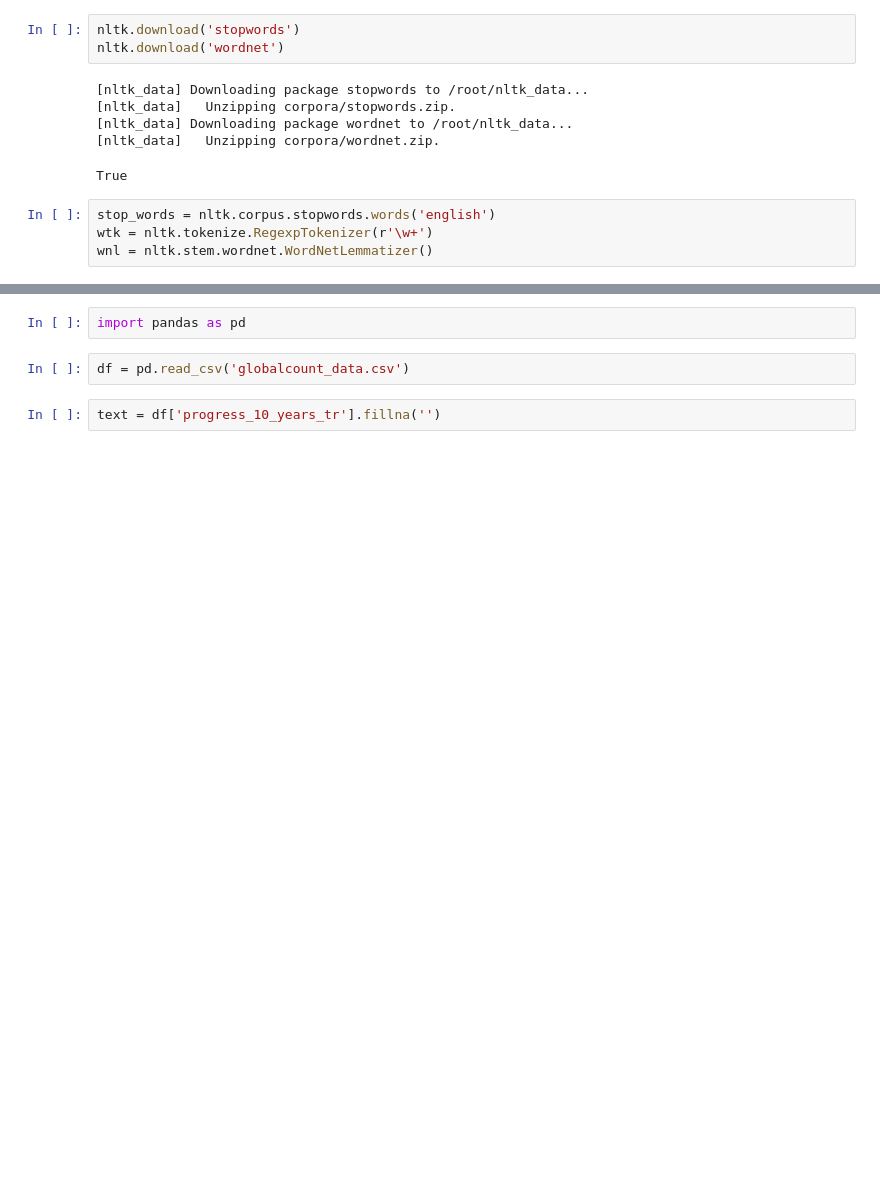
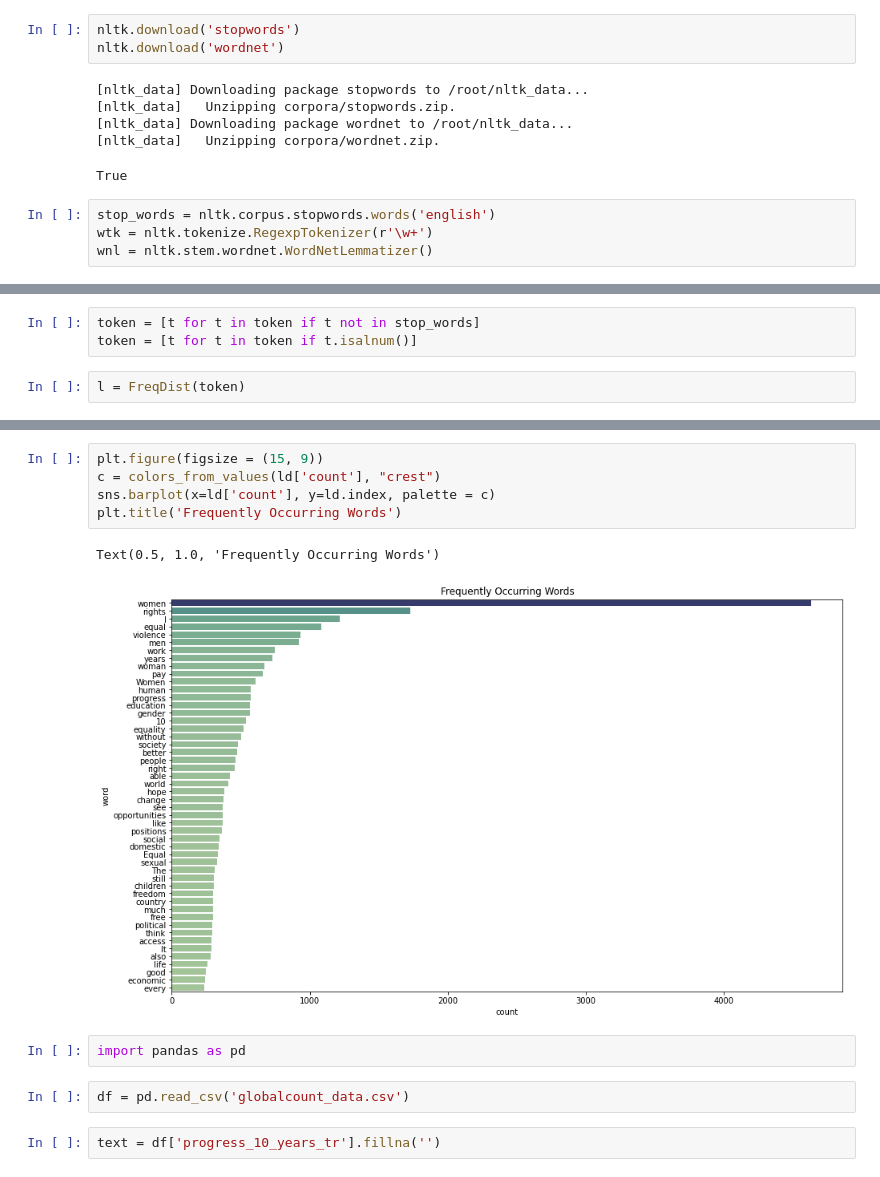
Before and after one commit to Vincent-Kwan/Datathon_WomensMarch, a Jupyter notebook: Inferential_stats.ipynb, the cells around one changed output, grey strips where cells are left out. Drawn from its saved outputs; the diff is of its cells as text; blank space fills up the shorter version.

```diff
--- a/Inferential_stats.ipynb
+++ b/Inferential_stats.ipynb
@@ -15,0 +41,5 @@ wnl = nltk.stem.wordnet.WordNetLemmatizer()
+# %%
+token = [t for t in token if t not in stop_words]
+token = [t for t in token if t.isalnum()]
+# %%
+l = FreqDist(token)
@@ -16,3 +82,11 @@ wnl = nltk.stem.wordnet.WordNetLemmatizer()
+# %%
+plt.figure(figsize = (15, 9))
+c = colors_from_values(ld['count'], "crest")
+sns.barplot(x=ld['count'], y=ld.index, palette = c)
+plt.title('Frequently Occurring Words')
+# %% [output]
+Text(0.5, 1.0, 'Frequently Occurring Words')
+[figure, added]
 # %%
 import pandas as pd
 # %%
```
Also changed, not shown: parts of 21 cells of this notebook, 2 other files.
